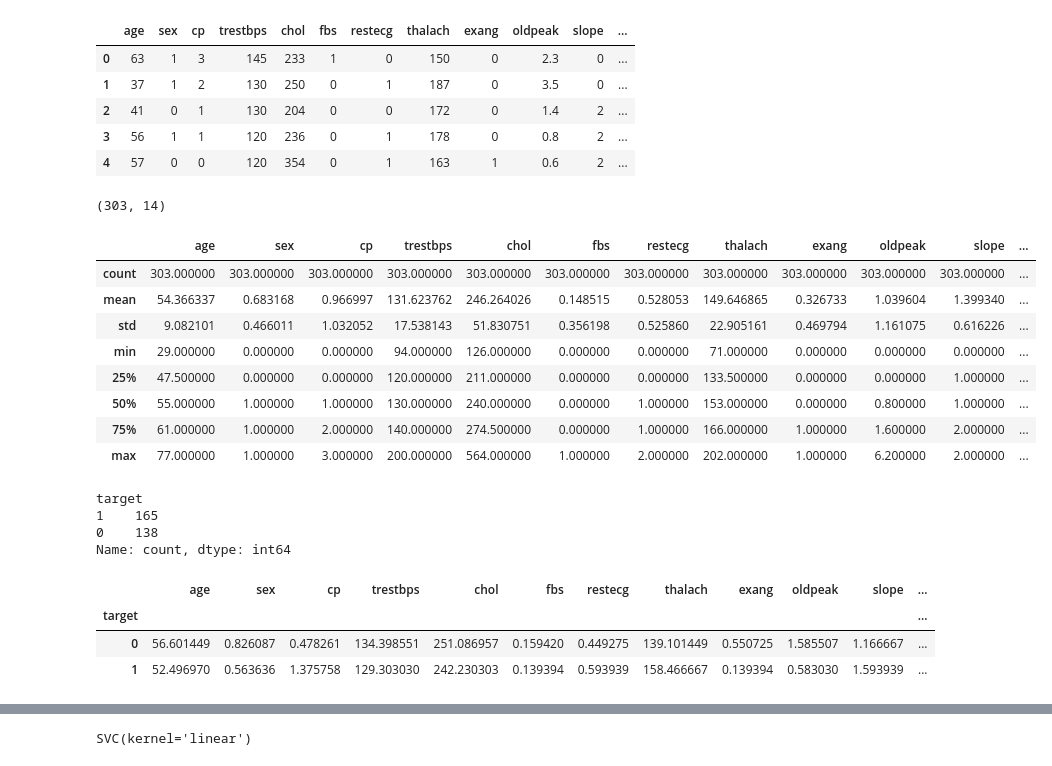
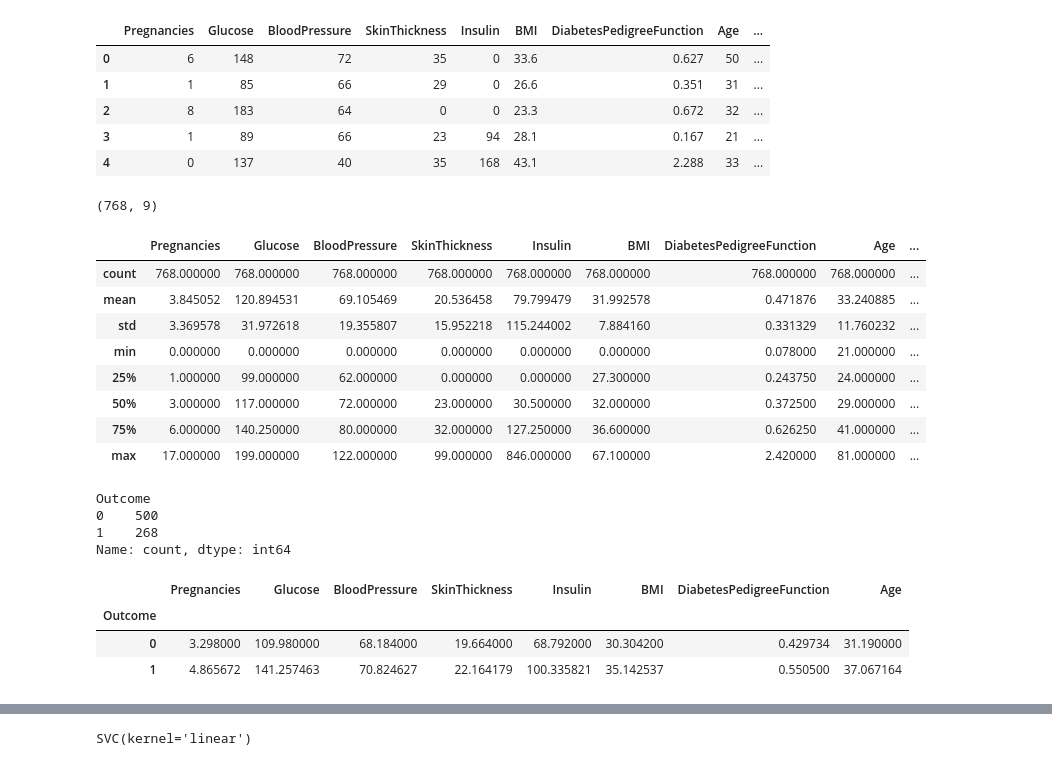
Before and after one commit to Sumit-Prasad01/Disease-Outbreaks, a Jupyter notebook: training_models/diabetes_model/diabetes_model.ipynb, the cells around one changed output, grey strips where cells are left out. Saved outputs shown, nothing was run; the diff lists cells and outputs as text; code cells hidden in the pictures.

```diff
--- a/training_models/heart_model/heart_model.ipynb
+++ b/training_models/diabetes_model/diabetes_model.ipynb
@@ -5,44 +5,44 @@ from sklearn.model_selection import train_test_split
 from sklearn import svm
 from sklearn.metrics import accuracy_score
 # %%
-heart_dataset = pd.read_csv("../../datasets/heart.csv")
+diabetes_dataset = pd.read_csv("../../datasets/diabetes.csv")
 # %%
-heart_dataset.head()
+diabetes_dataset.head()
 # %% [output]
-|  | age | sex | cp | trestbps | chol | fbs | restecg | thalach | exang | oldpeak | slope | ... |
-| 0 | 63 | 1 | 3 | 145 | 233 | 1 | 0 | 150 | 0 | 2.3 | 0 | ... |
-| 1 | 37 | 1 | 2 | 130 | 250 | 0 | 1 | 187 | 0 | 3.5 | 0 | ... |
-| 2 | 41 | 0 | 1 | 130 | 204 | 0 | 0 | 172 | 0 | 1.4 | 2 | ... |
-| 3 | 56 | 1 | 1 | 120 | 236 | 0 | 1 | 178 | 0 | 0.8 | 2 | ... |
-| 4 | 57 | 0 | 0 | 120 | 354 | 0 | 1 | 163 | 1 | 0.6 | 2 | ... |
+|  | Pregnancies | Glucose | BloodPressure | SkinThickness | Insulin | BMI | DiabetesPedigreeFunction | Age | ... |
+| 0 | 6 | 148 | 72 | 35 | 0 | 33.6 | 0.627 | 50 | ... |
+| 1 | 1 | 85 | 66 | 29 | 0 | 26.6 | 0.351 | 31 | ... |
+| 2 | 8 | 183 | 64 | 0 | 0 | 23.3 | 0.672 | 32 | ... |
+| 3 | 1 | 89 | 66 | 23 | 94 | 28.1 | 0.167 | 21 | ... |
+| 4 | 0 | 137 | 40 | 35 | 168 | 43.1 | 2.288 | 33 | ... |
 # %%
-heart_dataset.shape
+diabetes_dataset.shape
 # %% [output]
-(303, 14)
+(768, 9)
 # %%
-heart_dataset.describe()
+diabetes_dataset.describe()
 # %% [output]
-|  | age | sex | cp | trestbps | chol | fbs | restecg | thalach | exang | oldpeak | slope | ... |
-| count | 303.000000 | 303.000000 | 303.000000 | 303.000000 | 303.000000 | 303.000000 | 303.000000 | 303.000000 | 303.000000 | 303.000000 | 303.000000 | ... |
-| mean | 54.366337 | 0.683168 | 0.966997 | 131.623762 | 246.264026 | 0.148515 | 0.528053 | 149.646865 | 0.326733 | 1.039604 | 1.399340 | ... |
-| std | 9.082101 | 0.466011 | 1.032052 | 17.538143 | 51.830751 | 0.356198 | 0.525860 | 22.905161 | 0.469794 | 1.161075 | 0.616226 | ... |
-| min | 29.000000 | 0.000000 | 0.000000 | 94.000000 | 126.000000 | 0.000000 | 0.000000 | 71.000000 | 0.000000 | 0.000000 | 0.000000 | ... |
-| 25% | 47.500000 | 0.000000 | 0.000000 | 120.000000 | 211.000000 | 0.000000 | 0.000000 | 133.500000 | 0.000000 | 0.000000 | 1.000000 | ... |
-| 50% | 55.000000 | 1.000000 | 1.000000 | 130.000000 | 240.000000 | 0.000000 | 1.000000 | 153.000000 | 0.000000 | 0.800000 | 1.000000 | ... |
-| 75% | 61.000000 | 1.000000 | 2.000000 | 140.000000 | 274.500000 | 0.000000 | 1.000000 | 166.000000 | 1.000000 | 1.600000 | 2.000000 | ... |
-| max | 77.000000 | 1.000000 | 3.000000 | 200.000000 | 564.000000 | 1.000000 | 2.000000 | 202.000000 | 1.000000 | 6.200000 | 2.000000 | ... |
+|  | Pregnancies | Glucose | BloodPressure | SkinThickness | Insulin | BMI | DiabetesPedigreeFunction | Age | ... |
+| count | 768.000000 | 768.000000 | 768.000000 | 768.000000 | 768.000000 | 768.000000 | 768.000000 | 768.000000 | ... |
+| mean | 3.845052 | 120.894531 | 69.105469 | 20.536458 | 79.799479 | 31.992578 | 0.471876 | 33.240885 | ... |
+| std | 3.369578 | 31.972618 | 19.355807 | 15.952218 | 115.244002 | 7.884160 | 0.331329 | 11.760232 | ... |
+| min | 0.000000 | 0.000000 | 0.000000 | 0.000000 | 0.000000 | 0.000000 | 0.078000 | 21.000000 | ... |
+| 25% | 1.000000 | 99.000000 | 62.000000 | 0.000000 | 0.000000 | 27.300000 | 0.243750 | 24.000000 | ... |
+| 50% | 3.000000 | 117.000000 | 72.000000 | 23.000000 | 30.500000 | 32.000000 | 0.372500 | 29.000000 | ... |
+| 75% | 6.000000 | 140.250000 | 80.000000 | 32.000000 | 127.250000 | 36.600000 | 0.626250 | 41.000000 | ... |
+| max | 17.000000 | 199.000000 | 122.000000 | 99.000000 | 846.000000 | 67.100000 | 2.420000 | 81.000000 | ... |
-# %%
-heart_dataset['target'].value_counts()
-# %% [output]
-target
-1    165
-0    138
-Name: count, dtype: int64
+# %%
+diabetes_dataset['Outcome'].value_counts()
+# %% [output]
+Outcome
+0    500
+1    268
+Name: count, dtype: int64
 # %%
-heart_dataset.groupby('target').mean()
+diabetes_dataset.groupby('Outcome').mean()
 # %% [output]
-|  | age | sex | cp | trestbps | chol | fbs | restecg | thalach | exang | oldpeak | slope | ... |
-| target |  |  |  |  |  |  |  |  |  |  |  | ... |
-| 0 | 56.601449 | 0.826087 | 0.478261 | 134.398551 | 251.086957 | 0.159420 | 0.449275 | 139.101449 | 0.550725 | 1.585507 | 1.166667 | ... |
-| 1 | 52.496970 | 0.563636 | 1.375758 | 129.303030 | 242.230303 | 0.139394 | 0.593939 | 158.466667 | 0.139394 | 0.583030 | 1.593939 | ... |
+|  | Pregnancies | Glucose | BloodPressure | SkinThickness | Insulin | BMI | DiabetesPedigreeFunction | Age |
+| Outcome |  |  |  |  |  |  |  |  |
+| 0 | 3.298000 | 109.980000 | 68.184000 | 19.664000 | 68.792000 | 30.304200 | 0.429734 | 31.190000 |
+| 1 | 4.865672 | 141.257463 | 70.824627 | 22.164179 | 100.335821 | 35.142537 | 0.550500 | 37.067164 |
 # %%
```
Also changed, not shown: parts of 6 cells of this notebook, 7 other files.
